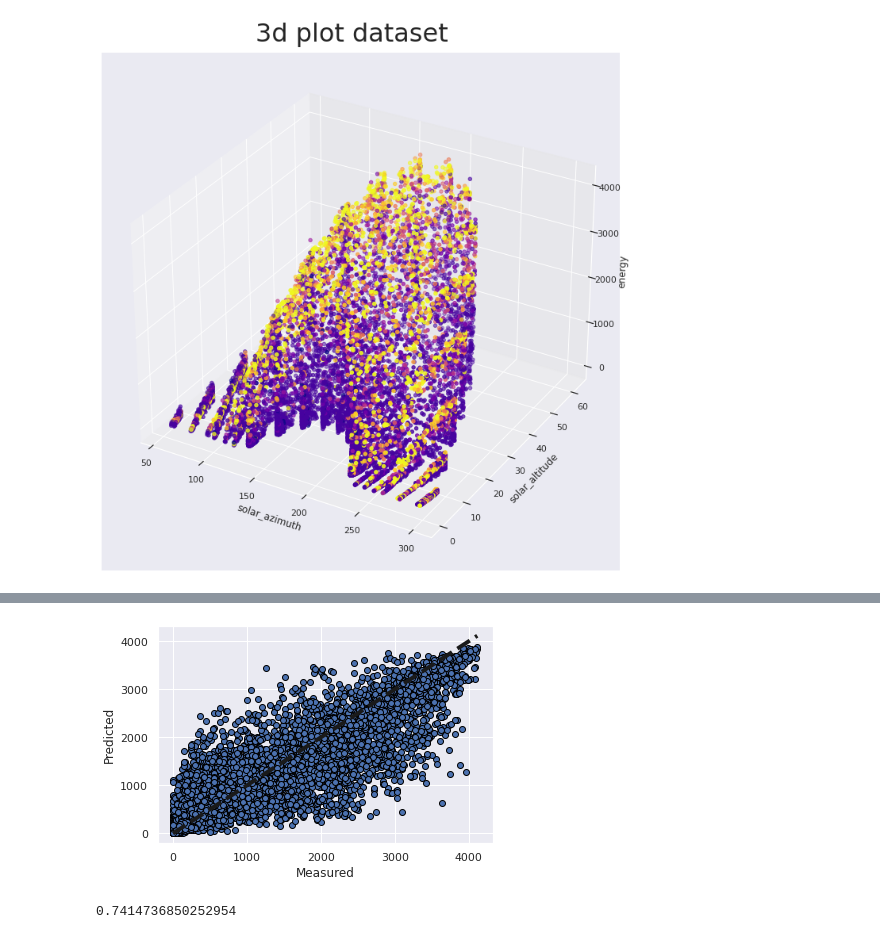
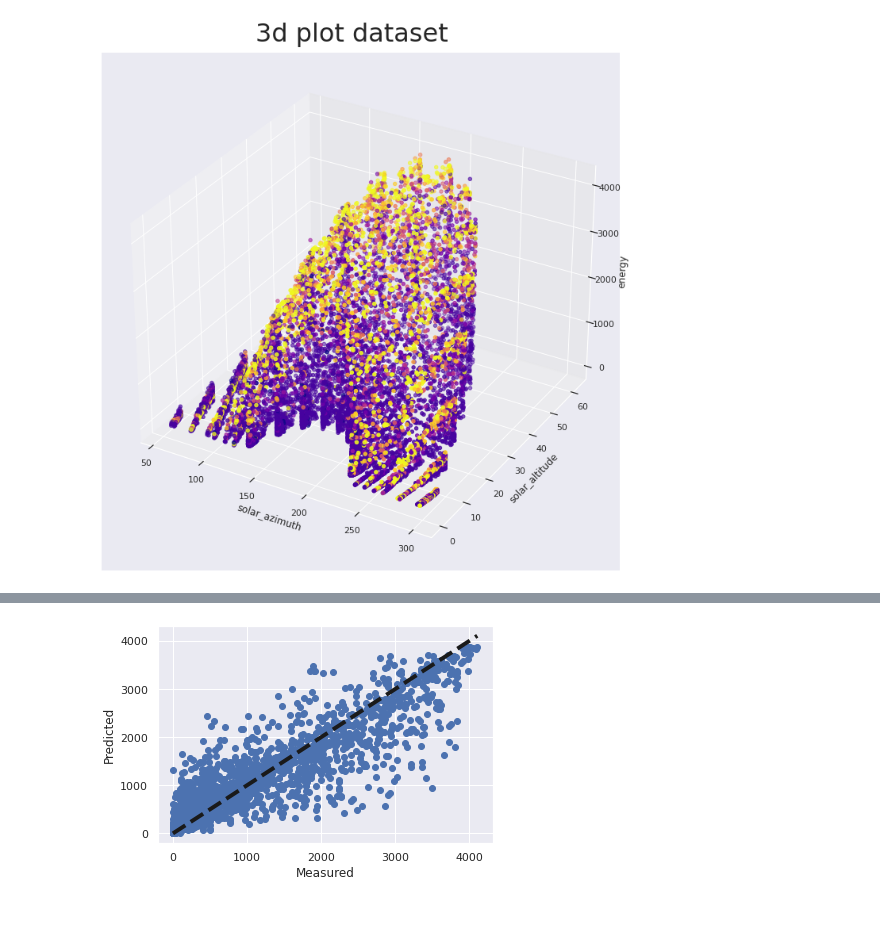
Before and after one commit to bosgnoom/data-engineer-eindopdracht, a Jupyter notebook: data_analyse.ipynb, the cells around one changed output, grey strips where cells are left out. Drawn from its saved outputs; the diff is of its cells as text; code cells hidden in the pictures.

Commit message:
Tekstueel aangepast, alleen kNN model

```diff
--- a/data_analyse.ipynb
+++ b/data_analyse.ipynb
@@ -139,28 +151,31 @@ Best parameters: {'n_neighbors': 31, 'weights': 'distance'}
 # %%
-# Herhalen kNN model:
-# kNN model opstarten, met k=14 (uitkomst gridsearch)
-knn_model = KNeighborsRegressor(n_neighbors=31, weights="distance")
+# Herhalen kNN model met optimale instellingen
+
+# kNN model opstarten, met uitkomst gridsearch
+knn_model = KNeighborsRegressor(n_neighbors=34, weights="distance", p=1)
 
 # Data fitten aan model
-knn_model.fit(scaled_X_train, y_train)
+knn_model.fit(X_train, y_train)
 
 # Voorspelling berekenen, matchen aan train set
-train_preds = knn_model.predict(scaled_X_train)
-score = knn_model.score(scaled_X_train, y_train)
-print(f'Score train set: {score}')
+print('Train set:')
+score = knn_model.score(X_train, y_train)   # score is r²
+print(f'r²: {score:.2f}')
 
 # Afwijking t.o.v. model uitrekenen
-mse = mean_squared_error(y_train, train_preds)
+predicted_train = knn_model.predict(X_train)
+mse = mean_squared_error(y_train, predicted_train)
 rmse = sqrt(mse)
-print(f'RMSE tov train set: {rmse}')
+print(f'RMSE: {rmse:.0f}')
 
-# Voorspelling berekenen, matchen aan test set
-test_preds = knn_model.predict(scaled_X_test)
-score = knn_model.score(scaled_X_test, y_test)
-print(f'Score test set: {score}')
+# Matchen aan test set
+print('\nTest set:')
+score = knn_model.score(X_test, y_test)
+print(f'r²: {score:.2f}')
 
 # Afwijking t.o.v. model uitrekenen
-mse = mean_squared_error(y_test, test_preds)
+predicted_test = knn_model.predict(X_test)
+mse = mean_squared_error(y_test, predicted_test)
 rmse = sqrt(mse)
-print(f'RMSE tov test set: {rmse}')
+print(f'RMSE: {rmse:.0f}')
 # %% [output]
@@ -171,28 +193,11 @@ RMSE tov test set: 529.2832059953288
 # %%
-from sklearn.model_selection import cross_val_predict
 import matplotlib.pyplot as plt
 
-predicted = cross_val_predict(knn_model, scaled_X_train, y_train)
-
 fig, ax = plt.subplots()
-ax.scatter(y_train, predicted, edgecolors=(0, 0, 0))
-ax.plot([y_train.min(), y_train.max()], [y_train.min(), y_train.max()], "k--", lw=4)
+ax.scatter(y_test, predicted_test)
+ax.plot([y_test.min(), y_test.max()], [y_test.min(), y_test.max()], "k--", lw=4)
 ax.set_xlabel("Measured")
 ax.set_ylabel("Predicted")
 plt.show()
 # %% [output]
-[figure, old version]
+[figure, new version]
-# %%
-# Neural network beter?
-from sklearn.neural_network import MLPRegressor
-
-scaler = StandardScaler()
-scaled_X_train = scaler.fit_transform(X_train)
-scaled_X_test = scaler.fit_transform(X_test)
-
-regr = MLPRegressor(random_state=1, max_iter=500, warm_start=True).fit(scaled_X_train, y_train)
-
-regr.score(scaled_X_train, y_train)
-regr.score(scaled_X_test, y_test)
-# %% [output]
-0.7414736850252954
```
Also changed, not shown: parts of 12 cells of this notebook.
